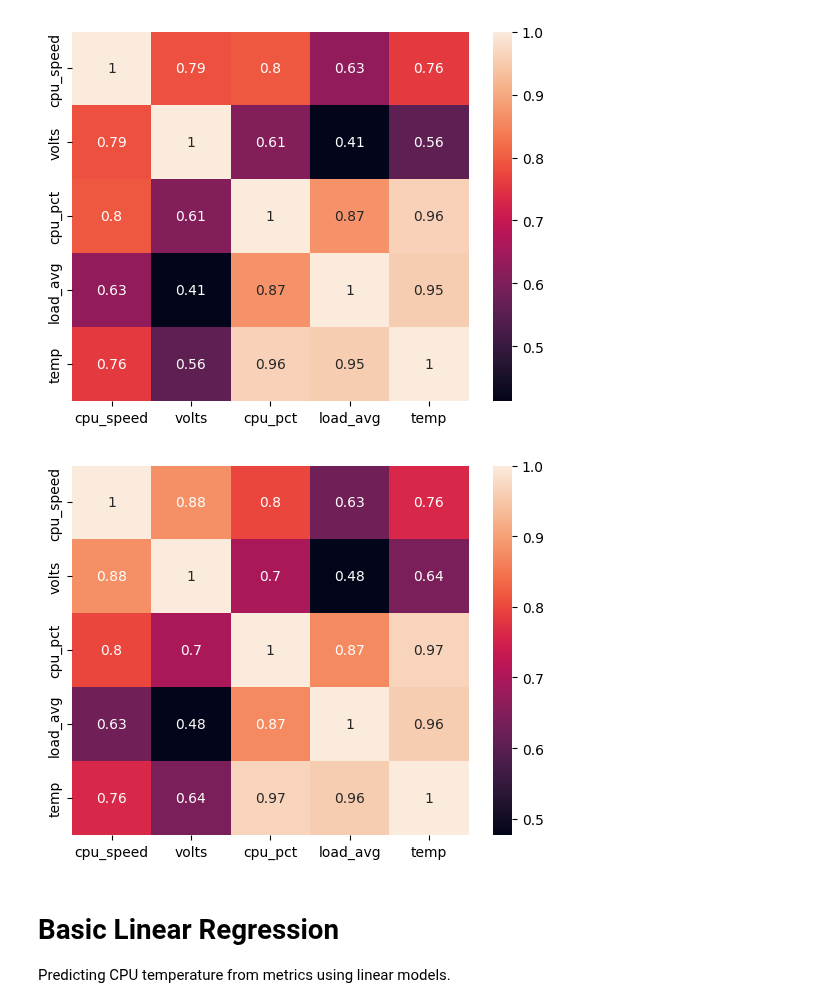
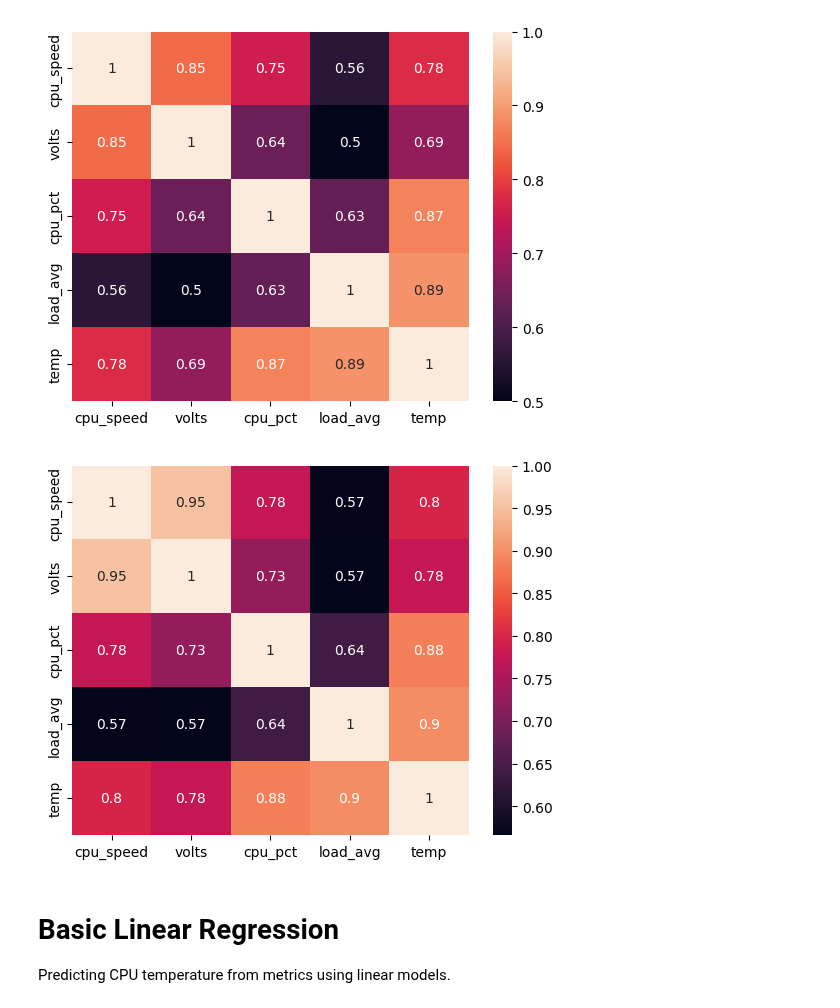
Before and after one commit to raspberrypipress/ai-projects-raspberrypi, a Jupyter notebook: code/ch03/Analyse CPU Data.ipynb, the cells around one changed output. Cells and saved outputs as stored; diff of their text form; code cells hidden in the pictures.

```diff
--- a/code/ch03/Analyse CPU Data.ipynb
+++ b/code/ch03/Analyse CPU Data.ipynb
@@ -11,8 +6,15 @@ import seaborn as sns
 
 %matplotlib inline
 # %%
-df = pd.read_csv("readings.csv", on_bad_lines='error')
+df = pd.read_csv("readings-sample.csv", on_bad_lines='error')
+
+# Show the shape of the DataFrame and a random sample of 10 rows
 display(df.shape, df.sample(10))
+
+# Display a scatter plot matrix of the data
+sns.pairplot(df.sample(1000), kind="scatter", diag_kind="hist")
+plt.tight_layout()
+plt.show()
 # %% [output]
 (2500, 5)
 |  | cpu_speed | volts | cpu_pct | load_avg | temp |
@@ -38,16 +32,17 @@ plt.show()
 # %%
-# 5-point rolling average to smooth noise
+# Add a 5-point rolling average to smooth noise
 df_adjusted = df.copy()
-rolling_cols = ["volts", "load_avg", "temp", "cpu_pct"]
+rolling_cols = ["volts", "load_avg", "temp", "cpu_pct", "cpu_speed"]
 df_adjusted[rolling_cols] = df_adjusted[rolling_cols].rolling(window=5).mean()
 
+# Compare the correlation matrices of the original and adjusted DataFrames
 sns.heatmap(df.corr(), annot=True)
 plt.show()
 sns.heatmap(df_adjusted.corr(), annot=True)
 plt.show()
 # %% [output]
-[figure, old version]
+[figure, new version]
-[figure, old version]
+[figure, new version]
 # %% [markdown]
 # Basic Linear Regression
 Predicting CPU temperature from metrics using linear models.
```
Also changed, not shown: parts of 4 cells of this notebook, 1 other file.
